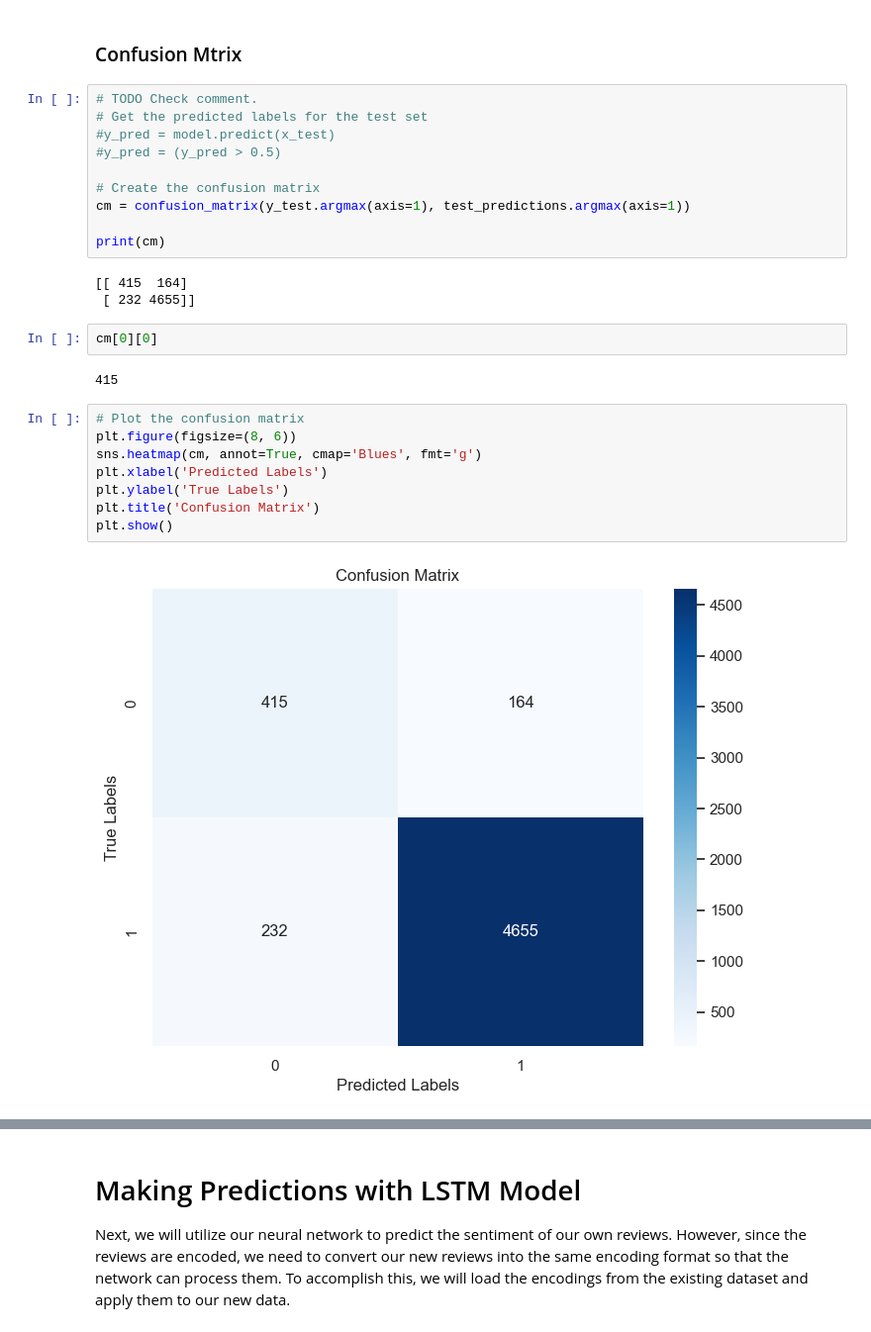
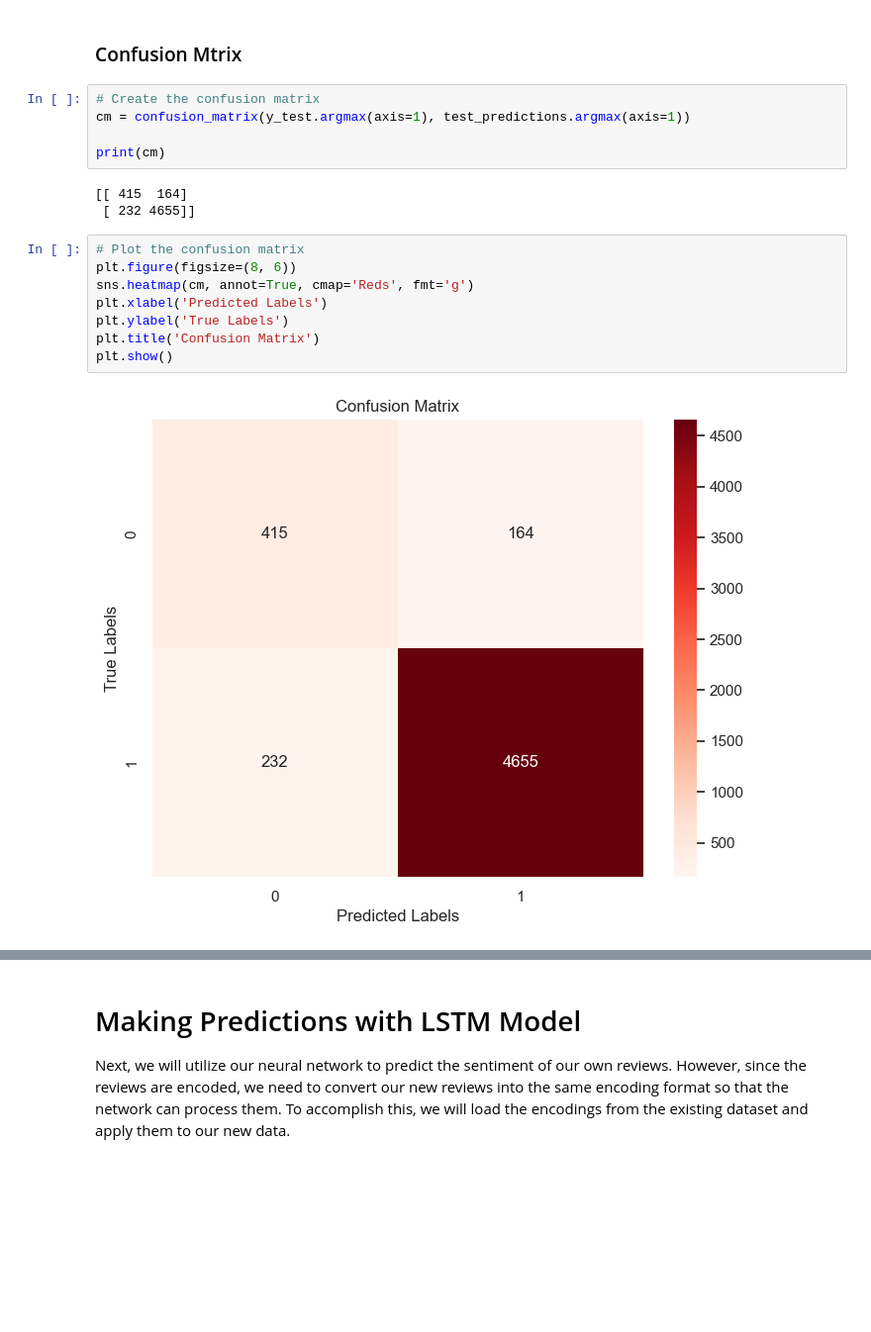
Before and after one commit to Shahmaan/Examensarbete_DS21, a Jupyter notebook: lstm_sentiment_analysis.ipynb, the cells around one changed output, grey strips where cells are left out. Shown at 99% size. Cells and saved outputs as stored; diff of their text form; blank space fills up the shorter version.

Commit message:
comment updates

```diff
--- a/lstm_sentiment_analysis.ipynb
+++ b/lstm_sentiment_analysis.ipynb
@@ -887,11 +910,6 @@ Great! The ROC AUC score of my model is 0.901998439517365 which indicates that m
 # %% [markdown]
 ### Confusion Mtrix
 # %%
-# TODO Check comment.
-# Get the predicted labels for the test set
-#y_pred = model.predict(x_test)
-#y_pred = (y_pred > 0.5)
-
 # Create the confusion matrix
 cm = confusion_matrix(y_test.argmax(axis=1), test_predictions.argmax(axis=1))
 
@@ -899,17 +917,13 @@ print(cm)
 # %% [output]
 [[ 415  164]
  [ 232 4655]]
-# %%
-cm[0][0]
-# %% [output]
-415
 # %%
 # Plot the confusion matrix
 plt.figure(figsize=(8, 6))
-sns.heatmap(cm, annot=True, cmap='Blues', fmt='g')
+sns.heatmap(cm, annot=True, cmap='Reds', fmt='g')
 plt.xlabel('Predicted Labels')
 plt.ylabel('True Labels')
 plt.title('Confusion Matrix')
 plt.show()
 # %% [output]
-[figure, old version]
+[figure, new version]
```
Also changed, not shown: parts of 29 cells of this notebook.
